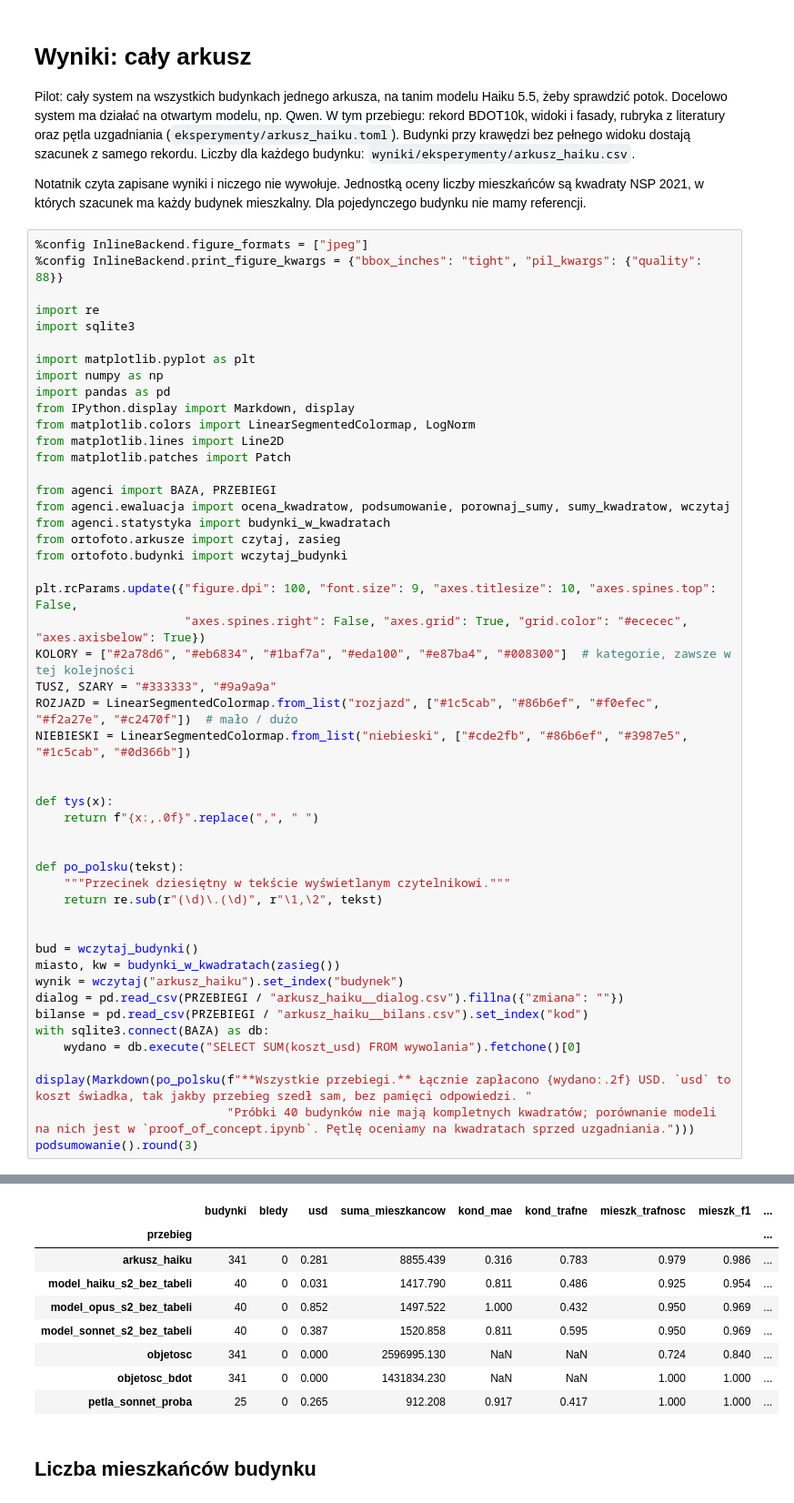
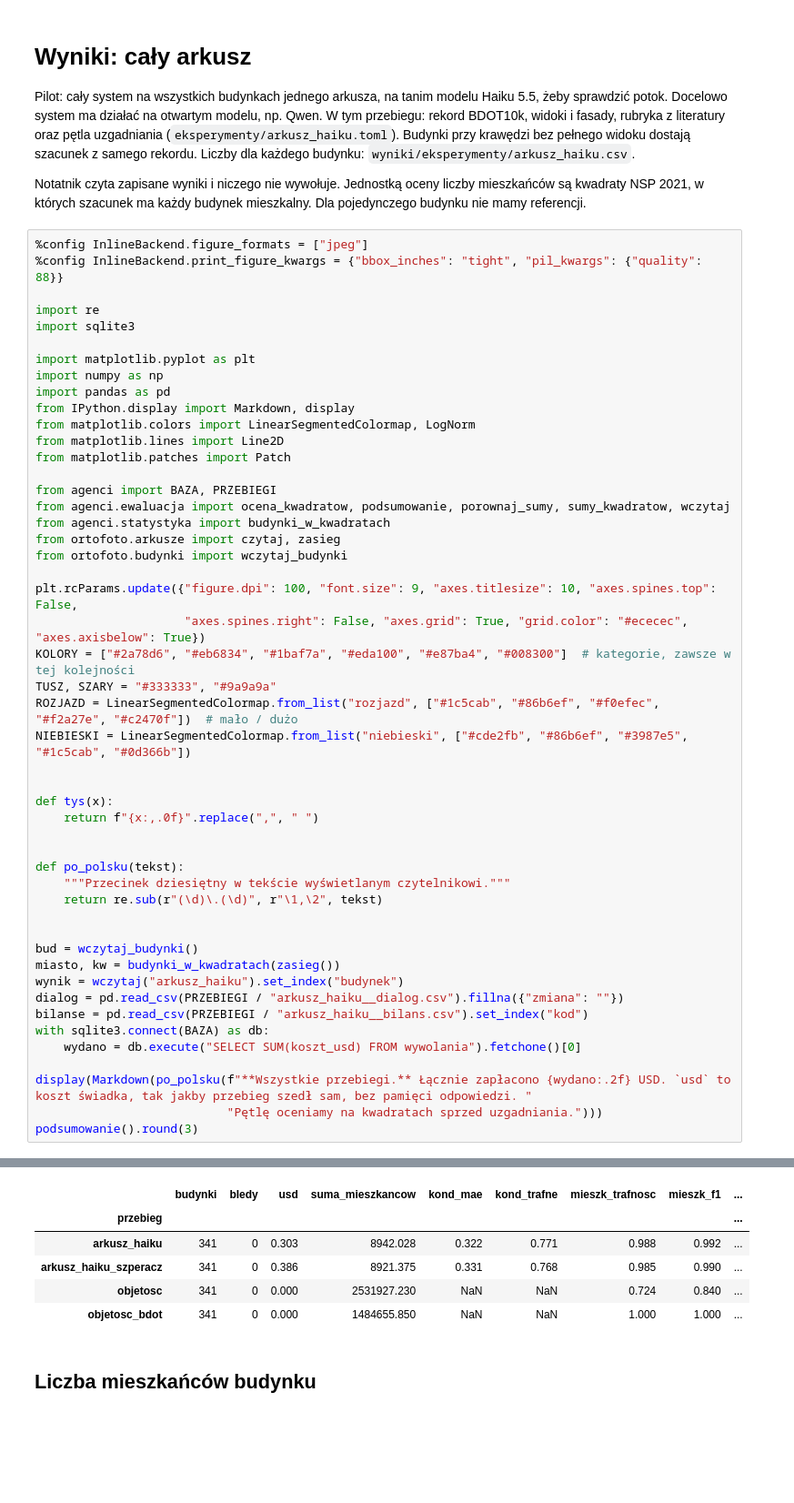
Before and after one commit to wust-terrain/wroclaw-population-agents, a Jupyter notebook: notebooks/wyniki.ipynb, the cells around one changed output, grey strips where cells are left out. Shown at 91% size. Saved outputs shown, nothing was run; the diff lists cells and outputs as text; blank space fills up the shorter version.

```diff
--- a/notebooks/wyniki.ipynb
+++ b/notebooks/wyniki.ipynb
@@ -51,6 +51,6 @@ with sqlite3.connect(BAZA) as db:
     wydano = db.execute("SELECT SUM(koszt_usd) FROM wywolania").fetchone()[0]
 
 display(Markdown(po_polsku(f"**Wszystkie przebiegi.** Łącznie zapłacono {wydano:.2f} USD. `usd` to koszt świadka, tak jakby przebieg szedł sam, bez pamięci odpowiedzi. "
-                           "Próbki 40 budynków nie mają kompletnych kwadratów; porównanie modeli na nich jest w `proof_of_concept.ipynb`. Pętlę oceniamy na kwadratach sprzed uzgadniania.")))
+                           "Pętlę oceniamy na kwadratach sprzed uzgadniania.")))
 podsumowanie().round(3)
 # %% [output]
@@ -58,12 +58,9 @@ podsumowanie().round(3)
 |  | budynki | bledy | usd | suma_mieszkancow | kond_mae | kond_trafne | mieszk_trafnosc | mieszk_f1 | ... |
 | przebieg |  |  |  |  |  |  |  |  | ... |
-| arkusz_haiku | 341 | 0 | 0.281 | 8855.439 | 0.316 | 0.783 | 0.979 | 0.986 | ... |
-| model_haiku_s2_bez_tabeli | 40 | 0 | 0.031 | 1417.790 | 0.811 | 0.486 | 0.925 | 0.954 | ... |
-| model_opus_s2_bez_tabeli | 40 | 0 | 0.852 | 1497.522 | 1.000 | 0.432 | 0.950 | 0.969 | ... |
-| model_sonnet_s2_bez_tabeli | 40 | 0 | 0.387 | 1520.858 | 0.811 | 0.595 | 0.950 | 0.969 | ... |
-| objetosc | 341 | 0 | 0.000 | 2596995.130 | NaN | NaN | 0.724 | 0.840 | ... |
-| objetosc_bdot | 341 | 0 | 0.000 | 1431834.230 | NaN | NaN | 1.000 | 1.000 | ... |
-| petla_sonnet_proba | 25 | 0 | 0.265 | 912.208 | 0.917 | 0.417 | 1.000 | 1.000 | ... |
+| arkusz_haiku | 341 | 0 | 0.303 | 8942.028 | 0.322 | 0.771 | 0.988 | 0.992 | ... |
+| arkusz_haiku_szperacz | 341 | 0 | 0.386 | 8921.375 | 0.331 | 0.768 | 0.985 | 0.990 | ... |
+| objetosc | 341 | 0 | 0.000 | 2531927.230 | NaN | NaN | 0.724 | 0.840 | ... |
+| objetosc_bdot | 341 | 0 | 0.000 | 1484655.850 | NaN | NaN | 1.000 | 1.000 | ... |
 # %% [markdown]
 ## Liczba mieszkańców budynku
 # %%
```
Also changed, not shown: parts of 7 cells of this notebook, 30 other files.
